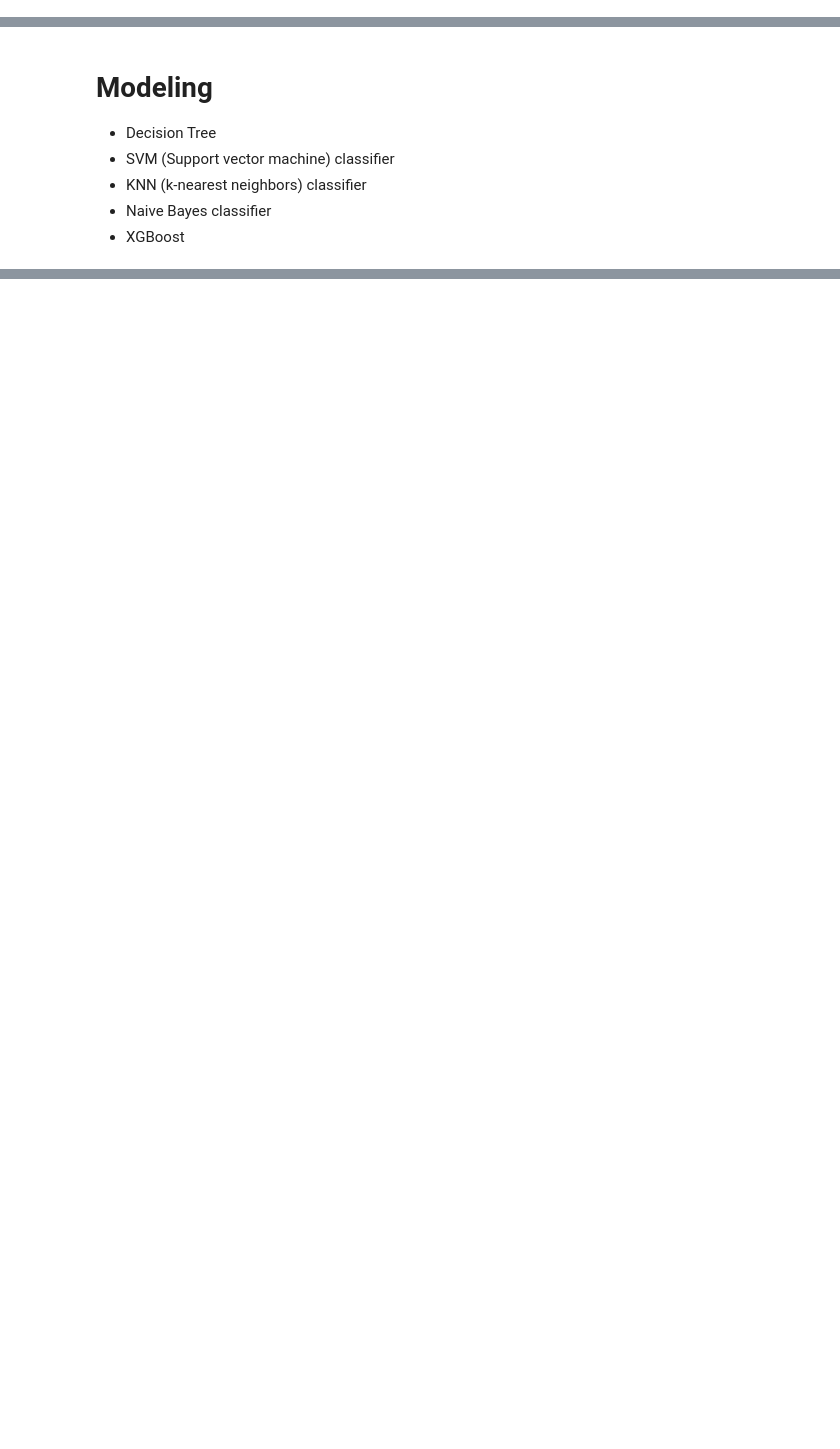
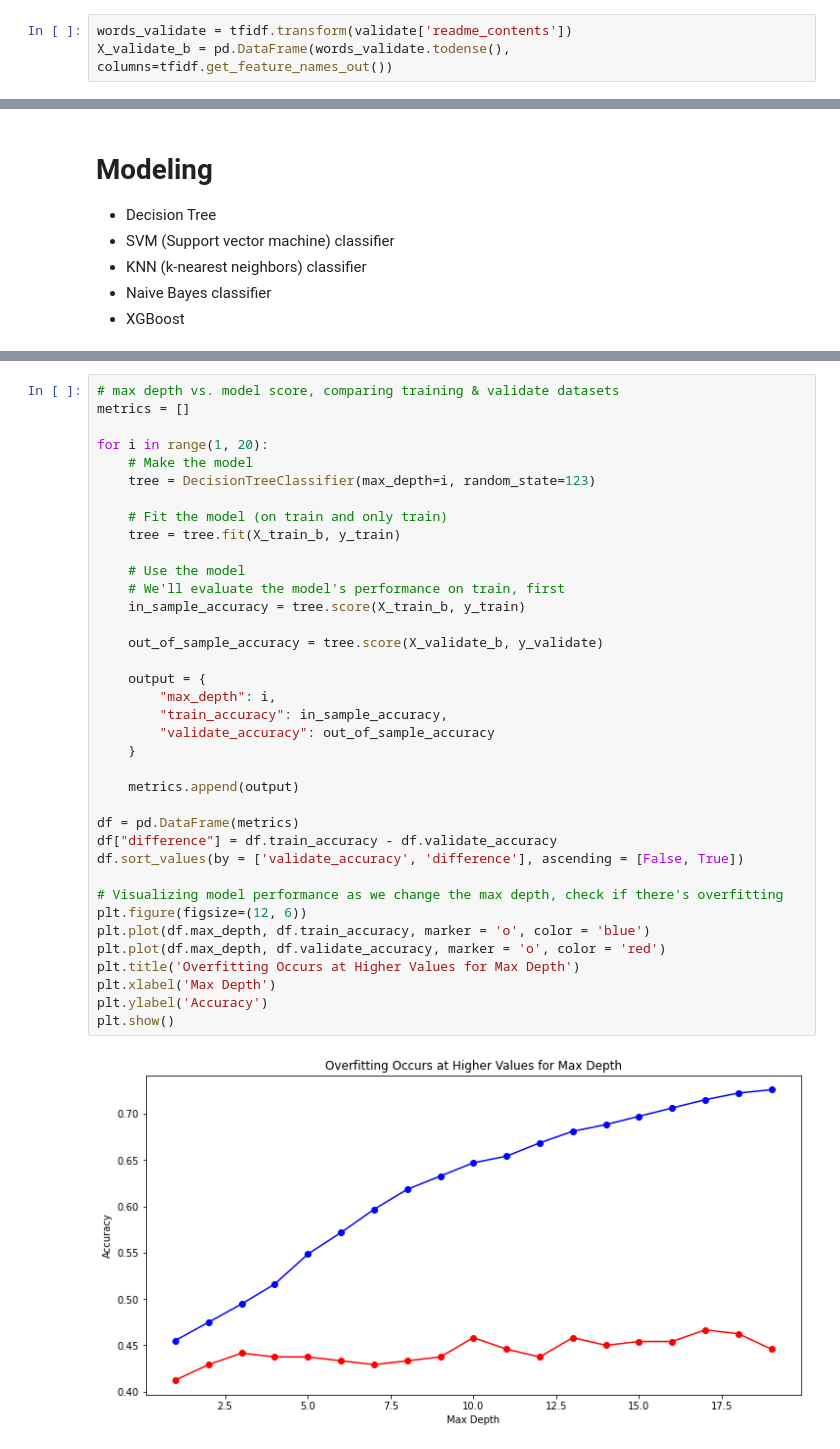
Before and after one commit to MBM-nlp/github_classification_project, a Jupyter notebook: modeling.ipynb, the cells around one changed output, grey strips where cells are left out. Saved outputs shown, nothing was run; the diff lists cells and outputs as text; blank space fills up the shorter version.

```diff
--- a/modeling.ipynb
+++ b/modeling.ipynb
@@ -45,0 +148,3 @@ import prepare
+# %%
+words_validate = tfidf.transform(validate['readme_contents'])
+X_validate_b = pd.DataFrame(words_validate.todense(), columns=tfidf.get_feature_names_out())
@@ -52,0 +276,39 @@ import prepare
+# %%
+# max depth vs. model score, comparing training & validate datasets
+metrics = []
+
+for i in range(1, 20):
+    # Make the model
+    tree = DecisionTreeClassifier(max_depth=i, random_state=123)
+
+    # Fit the model (on train and only train)
+    tree = tree.fit(X_train_b, y_train)
+
+    # Use the model
+    # We'll evaluate the model's performance on train, first
+    in_sample_accuracy = tree.score(X_train_b, y_train)
+
+    out_of_sample_accuracy = tree.score(X_validate_b, y_validate)
+
+    output = {
+        "max_depth": i,
+        "train_accuracy": in_sample_accuracy,
+        "validate_accuracy": out_of_sample_accuracy
+    }
+
+    metrics.append(output)
+
+df = pd.DataFrame(metrics)
+df["difference"] = df.train_accuracy - df.validate_accuracy
+df.sort_values(by = ['validate_accuracy', 'difference'], ascending = [False, True])
+
+# Visualizing model performance as we change the max depth, check if there's overfitting
+plt.figure(figsize=(12, 6))
+plt.plot(df.max_depth, df.train_accuracy, marker = 'o', color = 'blue')
+plt.plot(df.max_depth, df.validate_accuracy, marker = 'o', color = 'red')
+plt.title('Overfitting Occurs at Higher Values for Max Depth')
+plt.xlabel('Max Depth')
+plt.ylabel('Accuracy')
+plt.show()
+# %% [output]
+[figure, added]
```
Also changed, not shown: parts of 61 cells of this notebook.
